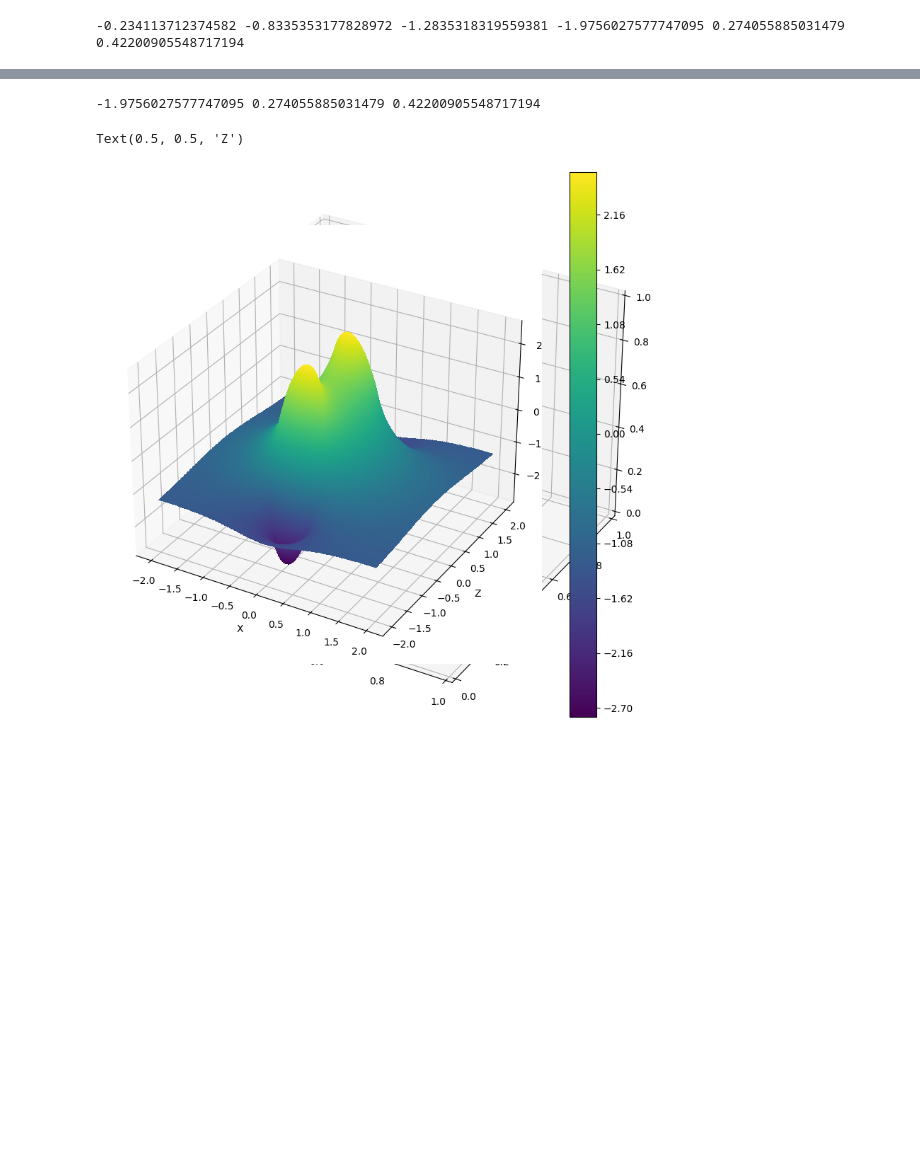
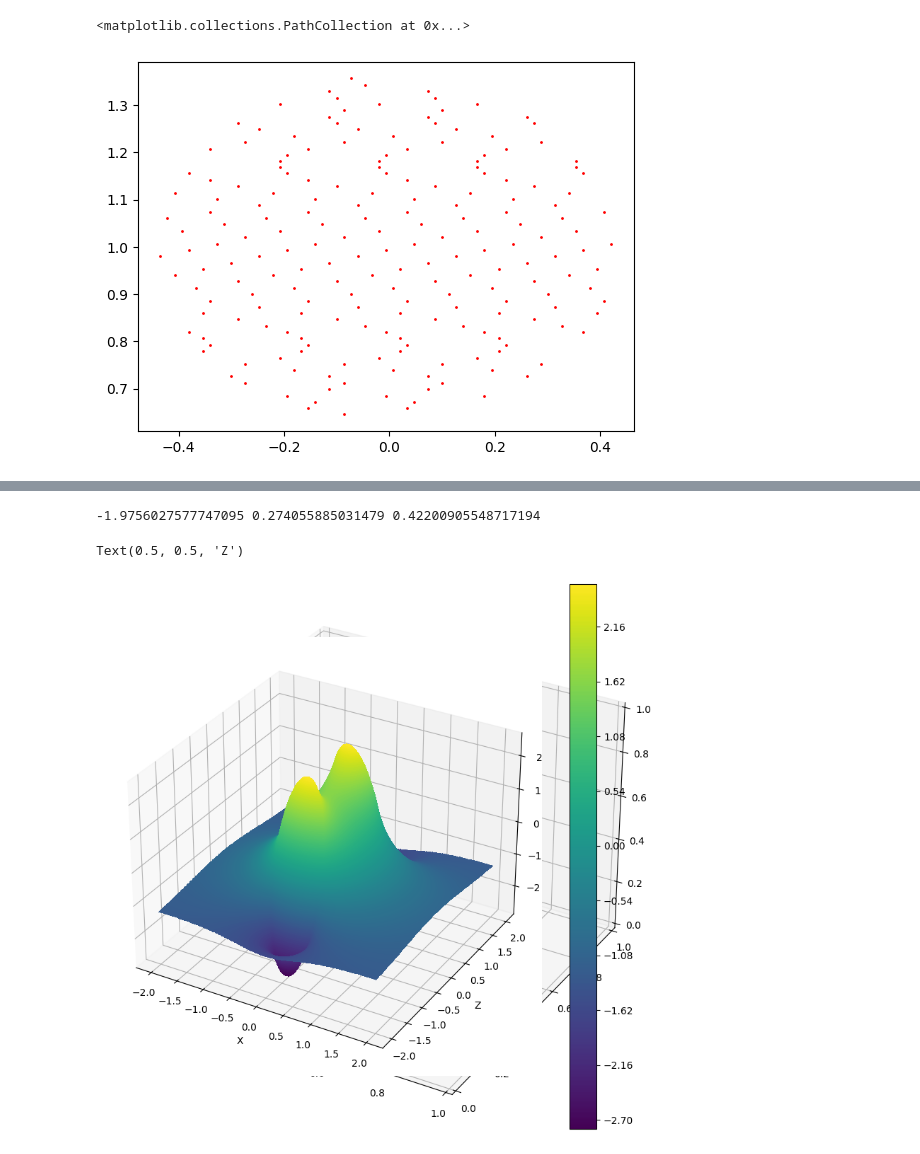
Before and after one commit to zhizhiL/norbury_rings, a Jupyter notebook: norbury_family_3D.ipynb, the cells around one changed output, grey strips where cells are left out. Cells and saved outputs as stored; diff of their text form; code cells hidden in the pictures; blank space fills up the shorter version.

Commit message:
merge_3d_v2 for norbury rings updated

```diff
--- a/norbury_family_3D.ipynb
+++ b/norbury_family_3D.ipynb
@@ -6,29 +7,48 @@ import matplotlib.pyplot as plt
 # %%
 path = 'velocity_results/alpha04_2D_'
 Ux_file = np.load(path + 'Ux.npy').T
 Ur_file = np.load(path + 'Uy.npy').T
 
 x_2D = np.load(path + 'x.npy')
 r_2D = np.load(path + 'y.npy')
+X_2D, R_2D = np.meshgrid(x_2D, r_2D)
+int_points = np.vstack([X_2D.ravel(), R_2D.ravel()]).T
 
 # Ux_file = Ux_file[:,r_2D>0]
 # Ur_file = Ur_file[:,r_2D>0]
 # r_2D = r_2D[r_2D>0]
+
+geometry_2D = np.load(path + 'geometry.npy')
+
+x_core_2d, y_core_2d, _, x_ring_2d, y_ring_2d = geometry_2D.T
+
+
+upper_core = Path(np.vstack([x_core_2d, y_core_2d]).T).contains_points(int_points)
+upper_points = int_points[upper_core]
+
+x_incore_2d = upper_points[:, 0].astype(np.float16)
+y_incore_2d = upper_points[:, 1].astype(np.float16)
+plt.scatter(x_incore_2d[::14], y_incore_2d[::14], c='r', s=1)
+# %% [output]
+<matplotlib.collections.PathCollection at 0x...>
+[figure, added]
 # %%
-theta = np.linspace(0, 2*np.pi, 361)
+theta = np.linspace(0, 2*np.pi, 5)
 X_polar, R_polar, Theta_polar = np.meshgrid(x_2D, r_2D, theta, indexing='ij')
+X_core, Y_core, Theta_core = np.meshgrid(x_incore_2d, y_incore_2d, theta, indexing='ij')
 
 Y_cartesian = R_polar * np.cos(Theta_polar)
 Z_cartesian = R_polar * np.sin(Theta_polar)
 
-# Ux_cartesian = np.broadcast_to(Ux_file[:, :, None], (300, 150, 100))
-# Uy_cartesian = np.broadcast_to(Ur_file[:, :, None], (300, 150, 100)) * np.cos(theta)
-# Uz_cartesian = np.broadcast_to(Ur_file[:, :, None], (300, 150, 100)) * np.sin(theta)
+Y_core_cartesian = Y_core * np.cos(Theta_core)
+Z_core_cartesian = Y_core * np.sin(Theta_core)
 
-Ux_cartesian = np.broadcast_to(Ux_file[:, :, None], (300, 301, 361))
-Uy_cartesian = np.broadcast_to(Ur_file[:, :, None], (300, 301, 361)) * np.cos(theta)
-Uz_cartesian = np.broadcast_to(Ur_file[:, :, None], (300, 301, 361)) * np.sin(theta)
+# # Ux_cartesian = np.broadcast_to(Ux_file[:, :, None], (300, 150, 100))
+# # Uy_cartesian = np.broadcast_to(Ur_file[:, :, None], (300, 150, 100)) * np.cos(theta)
+# # Uz_cartesian = np.broadcast_to(Ur_file[:, :, None], (300, 150, 100)) * np.sin(theta)
 
-print(X_polar[132,35,57], Y_cartesian[132,35,57], Z_cartesian[132,35,57], Ux_cartesian[132,35,57], Uy_cartesian[132,35,57], Uz_cartesian[132,35,57])
+# Ux_cartesian = np.broadcast_to(Ux_file[:, :, None], Y_cartesian.shape)
+# Uy_cartesian = np.broadcast_to(Ur_file[:, :, None], Y_cartesian.shape) * np.cos(theta)
+# Uz_cartesian = np.broadcast_to(Ur_file[:, :, None], Y_cartesian.shape) * np.sin(theta)
+
+# print(X_polar[132,35,57], Y_cartesian[132,35,57], Z_cartesian[132,35,57], Ux_cartesian[132,35,57], Uy_cartesian[132,35,57], Uz_cartesian[132,35,57])
-# %% [output]
--0.234113712374582 -0.8335353177828972 -1.2835318319559381 -1.9756027577747095 0.274055885031479 0.42200905548717194
```
Also changed, not shown: parts of 3 cells of this notebook, 4 other files.
